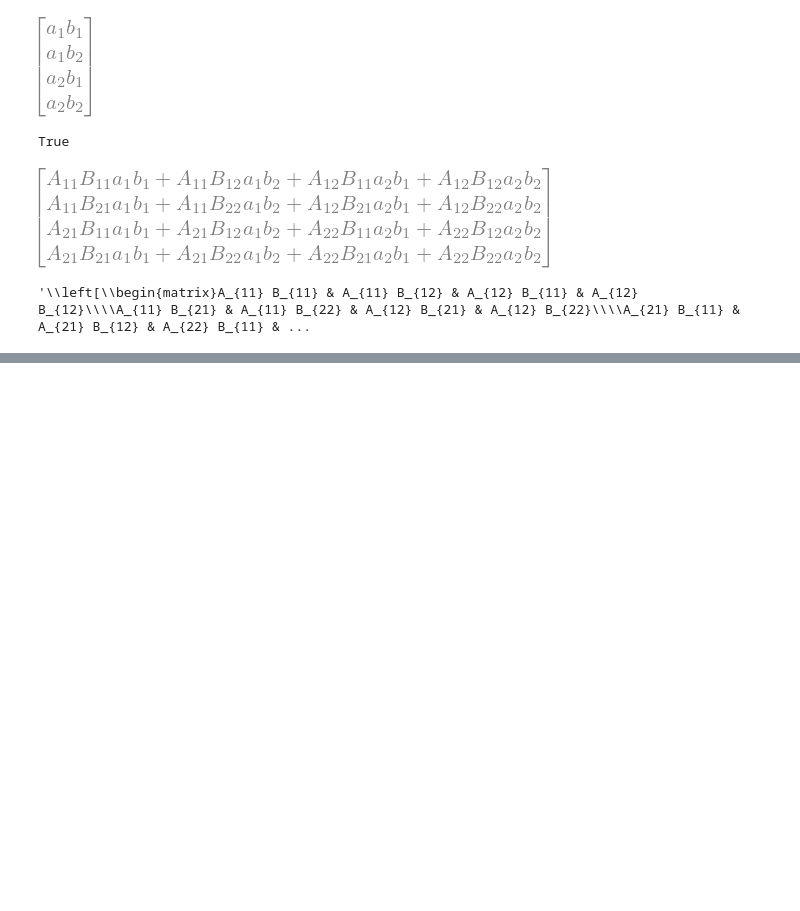
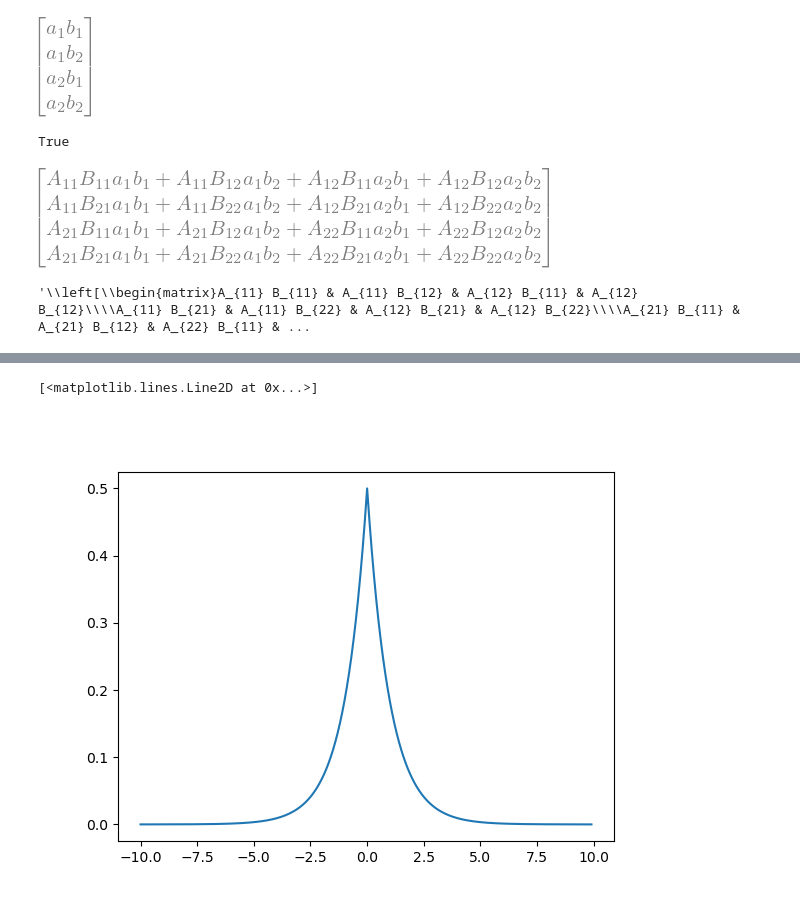
Before and after one commit to DhruvPatel01/notebooks, a Jupyter notebook: Physics/Theoretical_Minimum/QM-Roughwork.ipynb, the cells around one changed output, grey strips where cells are left out. Cells and saved outputs as stored; diff of their text form; code cells hidden in the pictures; blank space fills up the shorter version.

```diff
--- a/Physics/Theoretical_Minimum/QM-Roughwork.ipynb
+++ b/Physics/Theoretical_Minimum/QM-Roughwork.ipynb
@@ -154,0 +177,4 @@ sp.latex(kronecker_prod(A, B), )
+# %%
+laplace = jax.scipy.stats.laplace.pdf
+# %%
+x = jnp.arange(-10, 10, .1)
@@ -154,0 +183,7 @@ sp.latex(kronecker_prod(A, B), )
+# %%
+v = laplace(x)
+# %%
+plt.plot(x, v)
+# %% [output]
+[<matplotlib.lines.Line2D at 0x...>]
+[figure, added]
```
Also changed, not shown: parts of 16 cells of this notebook, 2 other files.
